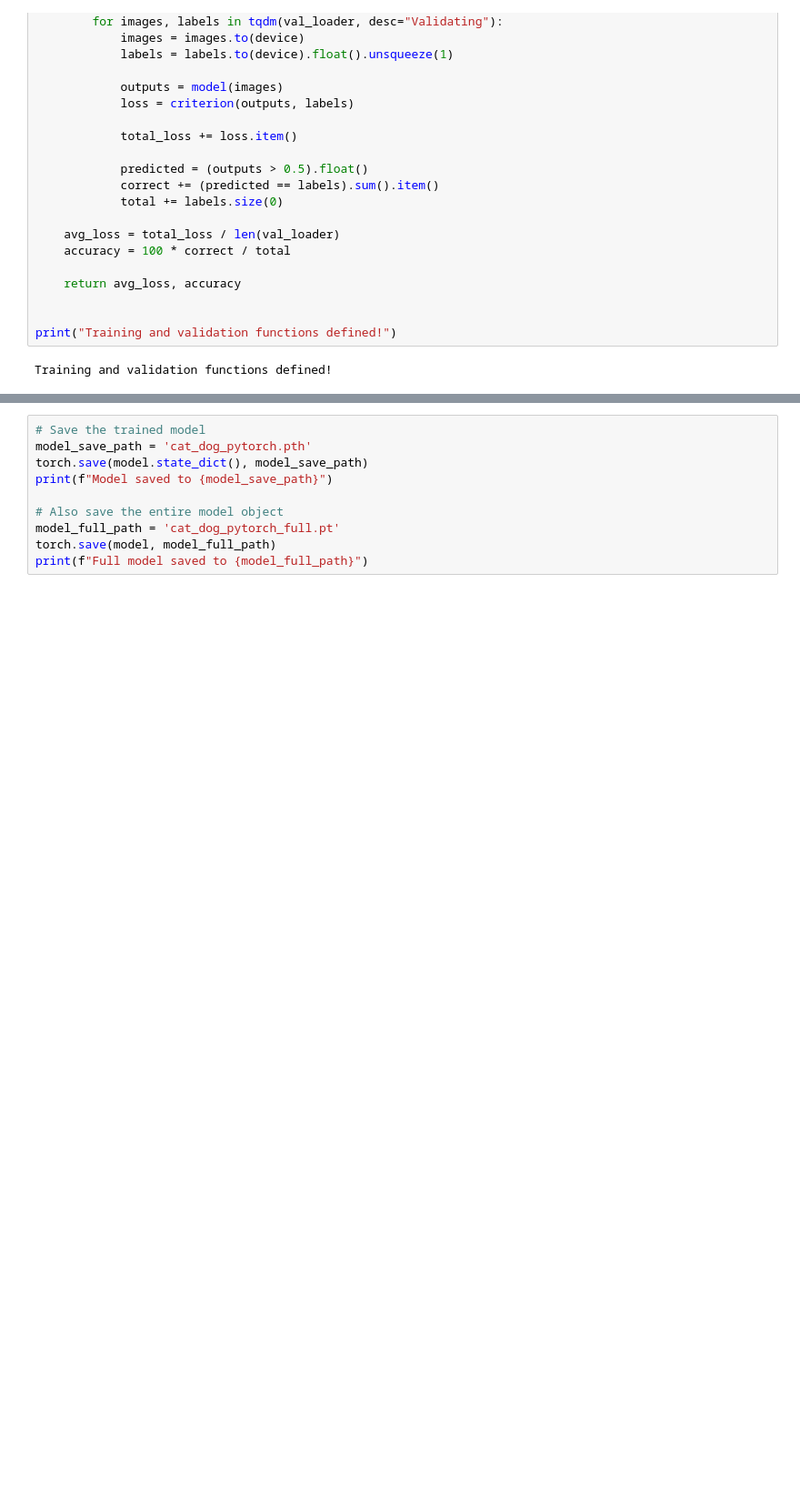
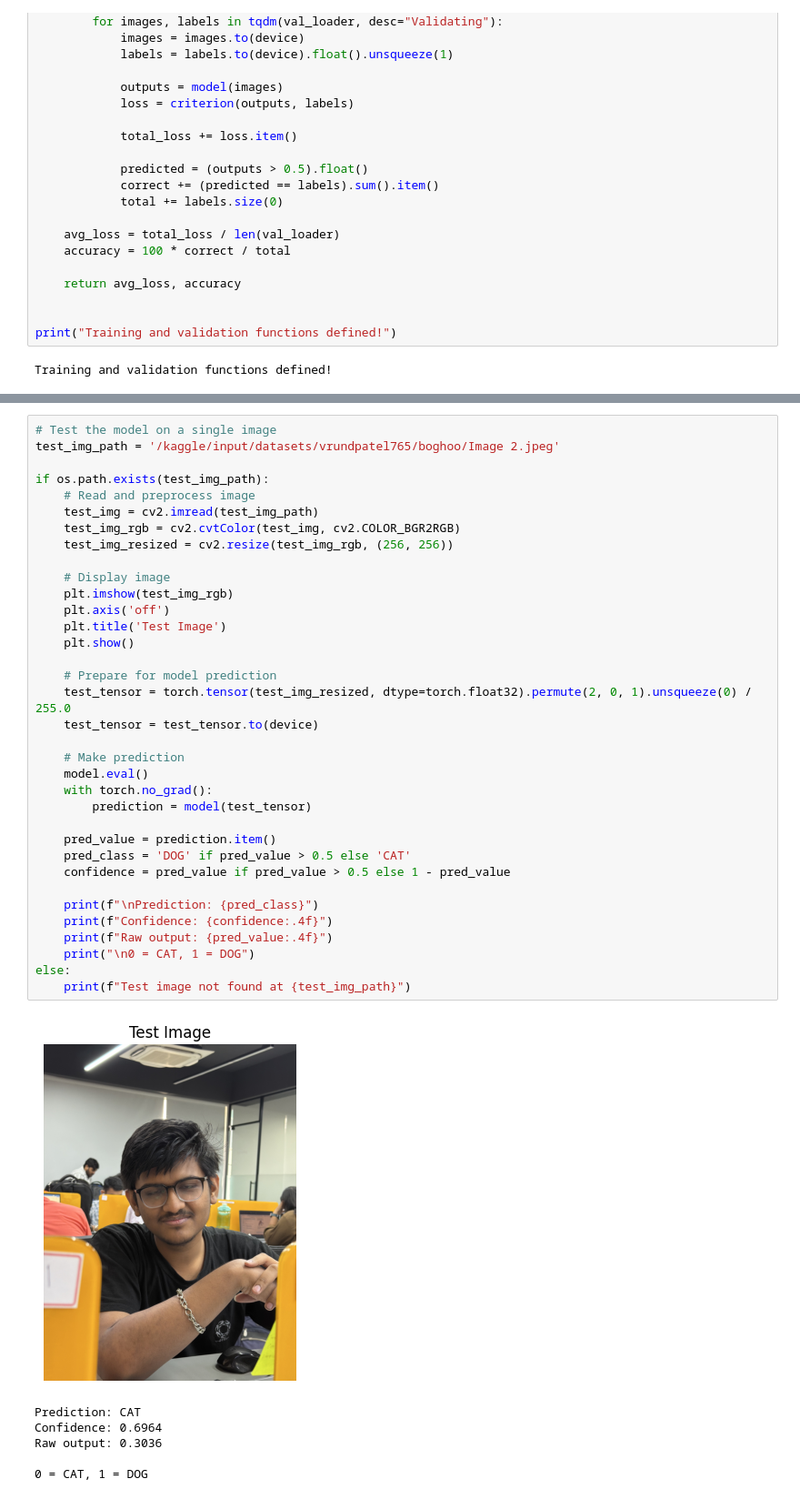
Before and after one commit to vrund2005/AI-ML-Learning, a Jupyter notebook: DL/CNN/Cat_Dog_Classifier_PyTorch.ipynb, the cells around one changed output, grey strips where cells are left out. Shown at 91% size. Saved outputs shown, nothing was run; the diff lists cells and outputs as text; blank space fills up the shorter version.

```diff
--- a/DL/CNN/Cat_Dog_Classifier_PyTorch.ipynb
+++ b/DL/CNN/Cat_Dog_Classifier_PyTorch.ipynb
@@ -399,10 +449,42 @@ else:
-# %%
-# Save the trained model
-model_save_path = 'cat_dog_pytorch.pth'
-torch.save(model.state_dict(), model_save_path)
-print(f"Model saved to {model_save_path}")
-
-# Also save the entire model object
-model_full_path = 'cat_dog_pytorch_full.pt'
-torch.save(model, model_full_path)
-print(f"Full model saved to {model_full_path}")
+# %%
+# Test the model on a single image
+test_img_path = '/kaggle/input/datasets/vrundpatel765/boghoo/Image 2.jpeg'
+
+if os.path.exists(test_img_path):
+    # Read and preprocess image
+    test_img = cv2.imread(test_img_path)
+    test_img_rgb = cv2.cvtColor(test_img, cv2.COLOR_BGR2RGB)
+    test_img_resized = cv2.resize(test_img_rgb, (256, 256))
+
+    # Display image
+    plt.imshow(test_img_rgb)
+    plt.axis('off')
+    plt.title('Test Image')
+    plt.show()
+
+    # Prepare for model prediction
+    test_tensor = torch.tensor(test_img_resized, dtype=torch.float32).permute(2, 0, 1).unsqueeze(0) / 255.0
+    test_tensor = test_tensor.to(device)
+
+    # Make prediction
+    model.eval()
+    with torch.no_grad():
+        prediction = model(test_tensor)
+
+    pred_value = prediction.item()
+    pred_class = 'DOG' if pred_value > 0.5 else 'CAT'
+    confidence = pred_value if pred_value > 0.5 else 1 - pred_value
+
+    print(f"\nPrediction: {pred_class}")
+    print(f"Confidence: {confidence:.4f}")
+    print(f"Raw output: {pred_value:.4f}")
+    print("\n0 = CAT, 1 = DOG")
+else:
+    print(f"Test image not found at {test_img_path}")
+# %% [output]
+[figure, added]
+Prediction: CAT
+Confidence: 0.6964
+Raw output: 0.3036
+
+0 = CAT, 1 = DOG
```
Also changed, not shown: parts of 11 cells of this notebook.
